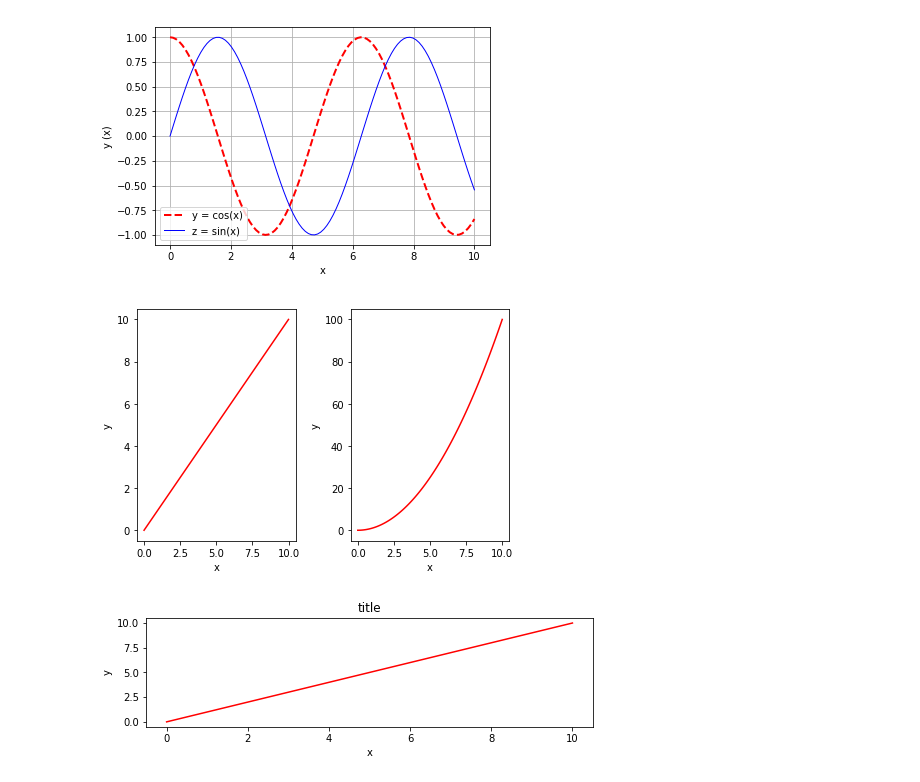
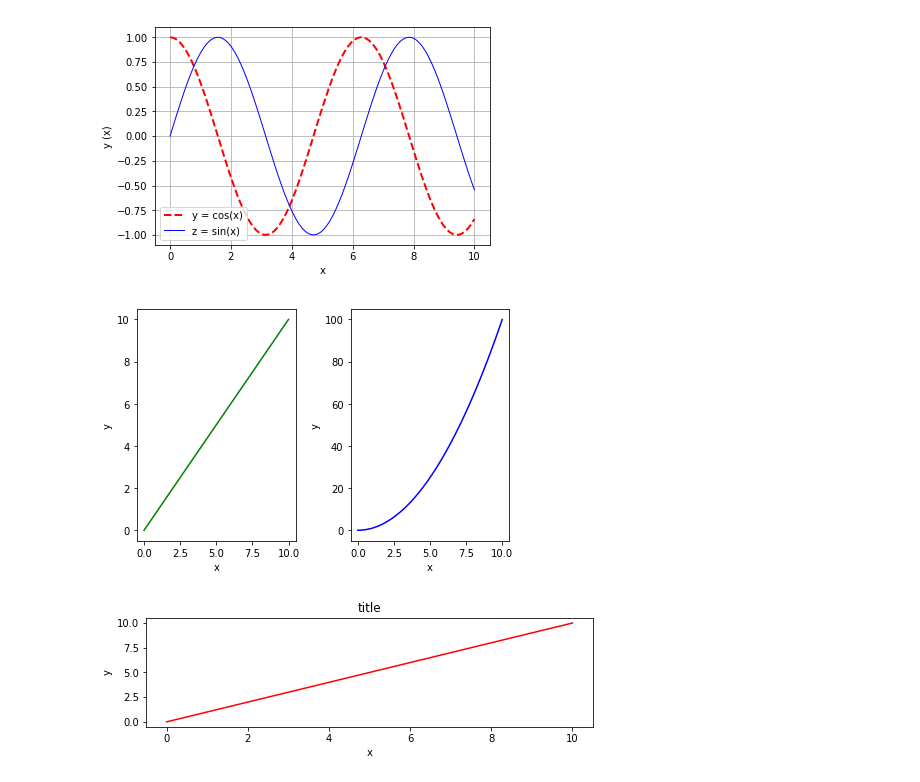
Before and after one commit to valenpe7/numerical_methods, a Jupyter notebook: lectures/01-introduction.ipynb, the cells around one changed output. Saved outputs shown, nothing was run; the diff lists cells and outputs as text; code cells hidden in the pictures.

```diff
--- a/lectures/01-introduction.ipynb
+++ b/lectures/01-introduction.ipynb
@@ -320,19 +333,19 @@ ax.grid()
 # %%
 x = np.linspace(0, 10, 100)
 
 fig, ax = plt.subplots(nrows=1, ncols=2)
 
-ax[0].plot(x, x, 'r')
-ax[0].set_xlabel('x')
-ax[0].set_ylabel('y')
+ax[0].plot(x, x, color="green")
+ax[0].set_xlabel("x")
+ax[0].set_ylabel("y")
 
-ax[1].plot(x, x**2, 'r')
-ax[1].set_xlabel('x')
-ax[1].set_ylabel('y')
+ax[1].plot(x, x**2, color="blue")
+ax[1].set_xlabel("x")
+ax[1].set_ylabel("y")
 
 fig.tight_layout()
 # %% [output]
-[figure, old version]
+[figure, new version]
 # %%
 fig, ax = plt.subplots(figsize=(8,2))
 
```
Also changed, not shown: parts of 12 cells of this notebook, 2 other files.
